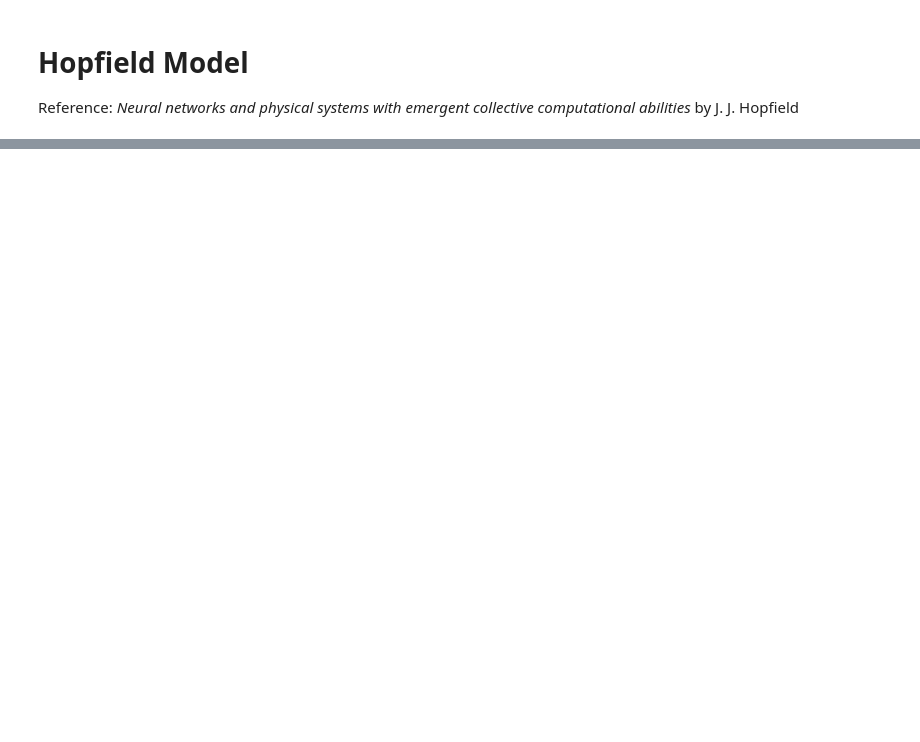
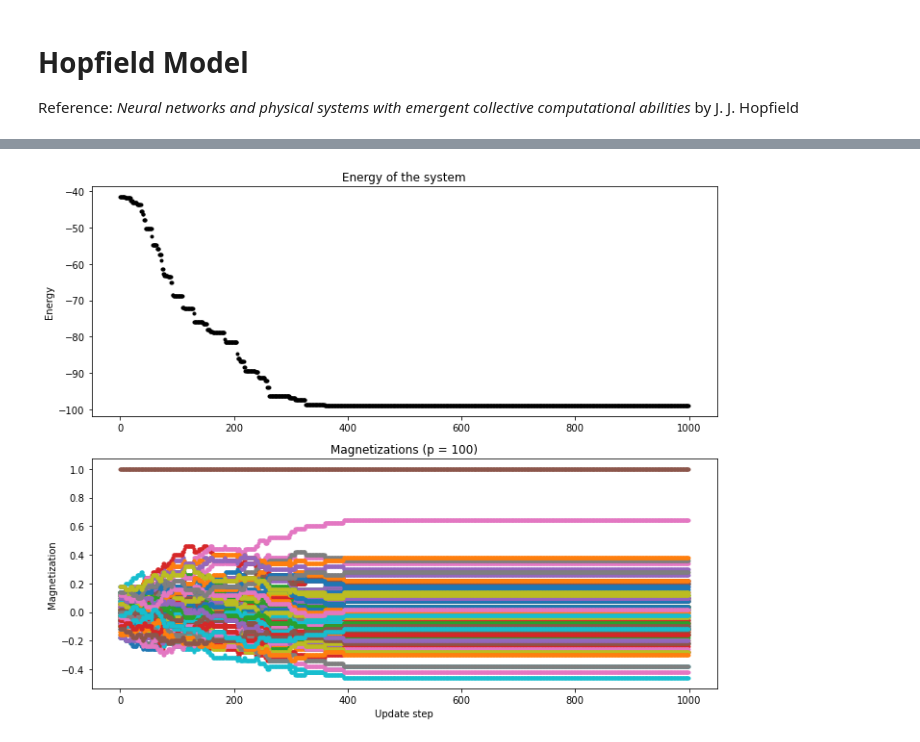
Before and after one commit to maria-yampolskaya/Ising-Dynamics, a Jupyter notebook: Spin system dynamics.ipynb, the cells around one changed output, grey strips where cells are left out. Saved outputs shown, nothing was run; the diff lists cells and outputs as text; code cells hidden in the pictures; blank space fills up the shorter version.

```diff
--- a/Spin system dynamics.ipynb
+++ b/Spin system dynamics.ipynb
@@ -228,0 +94,10 @@ plt.show()
+# %%
+# # Choose a stored state as the initial state
+S0 = stored_states[65]
+
+# Choose a random state as the initial state
+# S0 = np.random.choice([-1,1],size=N)
+
+T_hopf = 0.
+
+system_hopf = SpinSystem(J_hopf, S0, T_hopf)
@@ -228,0 +120,20 @@ plt.show()
+# %%
+plt.figure(figsize=(10, 8))
+
+plt.subplot(2, 1, 1)
+plt.title('Energy of the system')
+plt.ylabel('Energy')
+plt.plot(time, energies, 'k.')
+
+plt.subplot(2, 1, 2)
+plt.title('Magnetizations (p = {})'.format(p))
+plt.ylabel('Magnetization')
+for i in range(p):
+    plt.plot(time, magnetizations[i], '.', label="State {}".format(i))
+# plt.legend()
+
+plt.tight_layout()
+plt.xlabel('Update step')
+plt.show()
+# %% [output]
+[figure, added]
```
Also changed, not shown: parts of 13 cells of this notebook.
